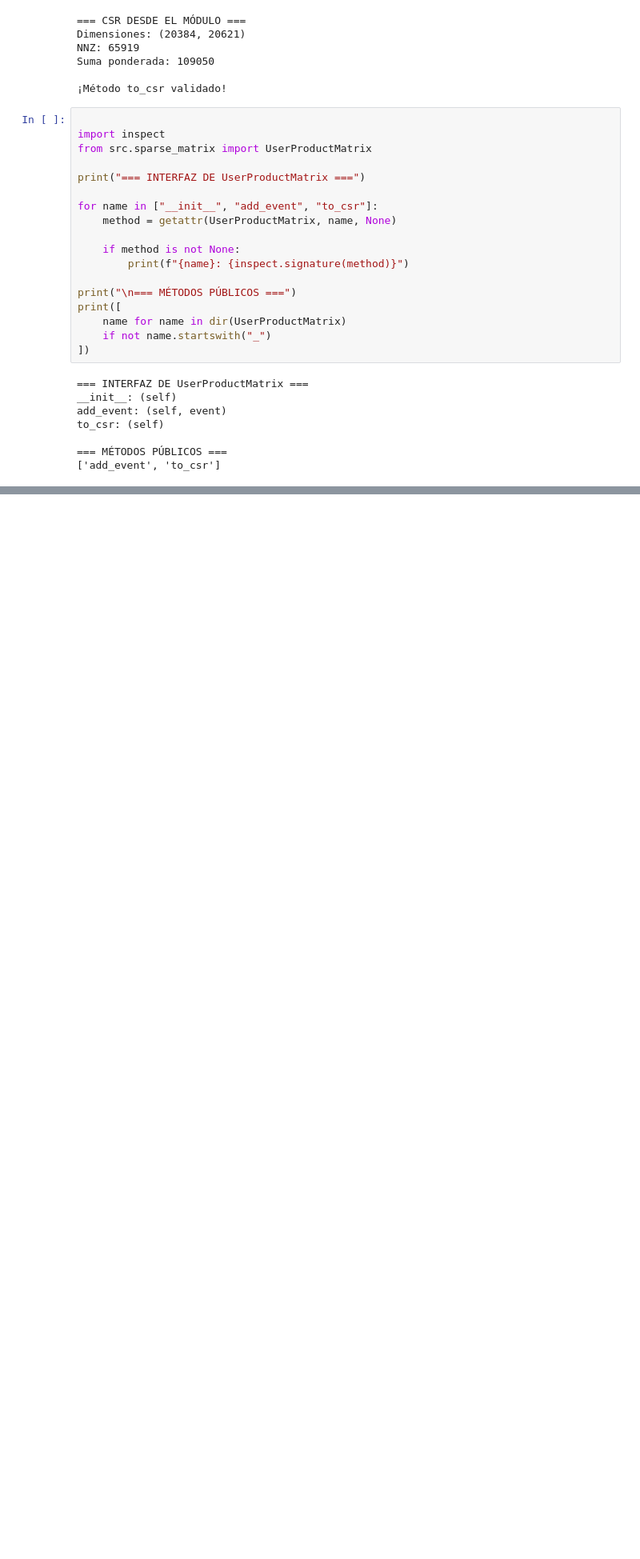
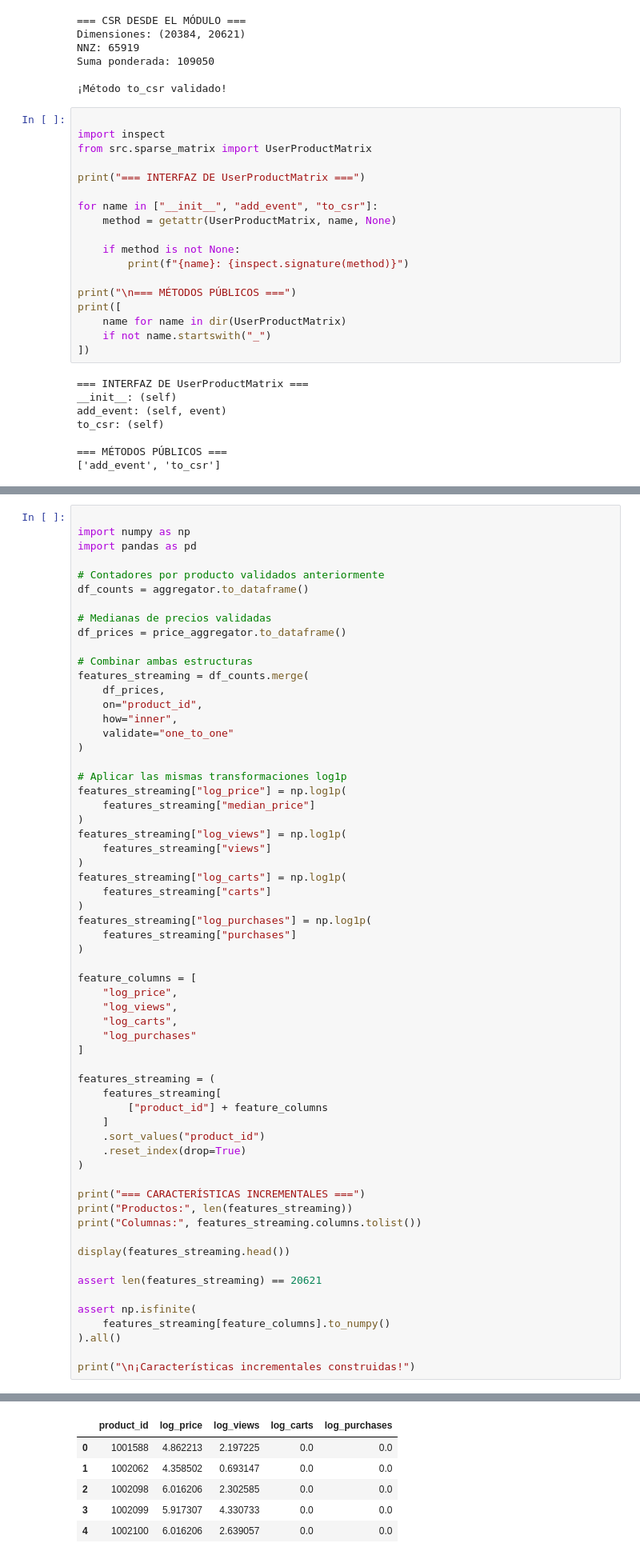
Before and after one commit to bryanOsmar07/Proyecto_EDA_UTEC, a Jupyter notebook: notebooks/04_pipeline_scalability.ipynb, the cells around one changed output, grey strips where cells are left out. Shown at 80% size. Saved outputs shown, nothing was run; the diff lists cells and outputs as text; blank space fills up the shorter version.

Commit message:
Validar pipeline streaming y benchmark integral

```diff
--- a/notebooks/04_pipeline_scalability.ipynb
+++ b/notebooks/04_pipeline_scalability.ipynb
@@ -1129,0 +1873,62 @@ to_csr: (self)
+# %%
+
+import numpy as np
+import pandas as pd
+
+# Contadores por producto validados anteriormente
+df_counts = aggregator.to_dataframe()
+
+# Medianas de precios validadas
+df_prices = price_aggregator.to_dataframe()
+
+# Combinar ambas estructuras
+features_streaming = df_counts.merge(
+    df_prices,
+    on="product_id",
+    how="inner",
+    validate="one_to_one"
+)
+
+# Aplicar las mismas transformaciones log1p
+features_streaming["log_price"] = np.log1p(
+    features_streaming["median_price"]
+)
+features_streaming["log_views"] = np.log1p(
+    features_streaming["views"]
+)
+features_streaming["log_carts"] = np.log1p(
+    features_streaming["carts"]
+)
+features_streaming["log_purchases"] = np.log1p(
+    features_streaming["purchases"]
+)
+
+feature_columns = [
+    "log_price",
+    "log_views",
+    "log_carts",
+    "log_purchases"
+]
+
+features_streaming = (
+    features_streaming[
+        ["product_id"] + feature_columns
+    ]
+    .sort_values("product_id")
+    .reset_index(drop=True)
+)
+
+print("=== CARACTERÍSTICAS INCREMENTALES ===")
+print("Productos:", len(features_streaming))
+print("Columnas:", features_streaming.columns.tolist())
+
+display(features_streaming.head())
+
+assert len(features_streaming) == 20621
+
+assert np.isfinite(
+    features_streaming[feature_columns].to_numpy()
+).all()
+
+print("\n¡Características incrementales construidas!")
+# %% [output]
@@ -1129,0 +1938,6 @@ to_csr: (self)
+|  | product_id | log_price | log_views | log_carts | log_purchases |
+| 0 | 1001588 | 4.862213 | 2.197225 | 0.0 | 0.0 |
+| 1 | 1002062 | 4.358502 | 0.693147 | 0.0 | 0.0 |
+| 2 | 1002098 | 6.016206 | 2.302585 | 0.0 | 0.0 |
+| 3 | 1002099 | 5.917307 | 4.330733 | 0.0 | 0.0 |
+| 4 | 1002100 | 6.016206 | 2.639057 | 0.0 | 0.0 |
```
Also changed, not shown: parts of 35 cells of this notebook, 3 other files.
